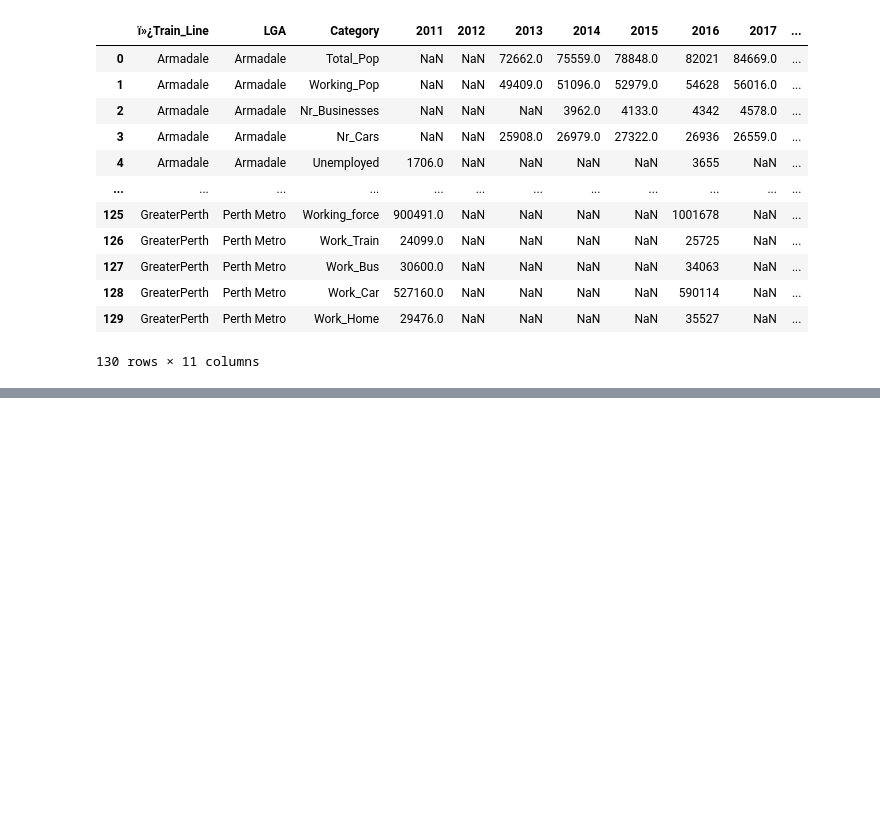
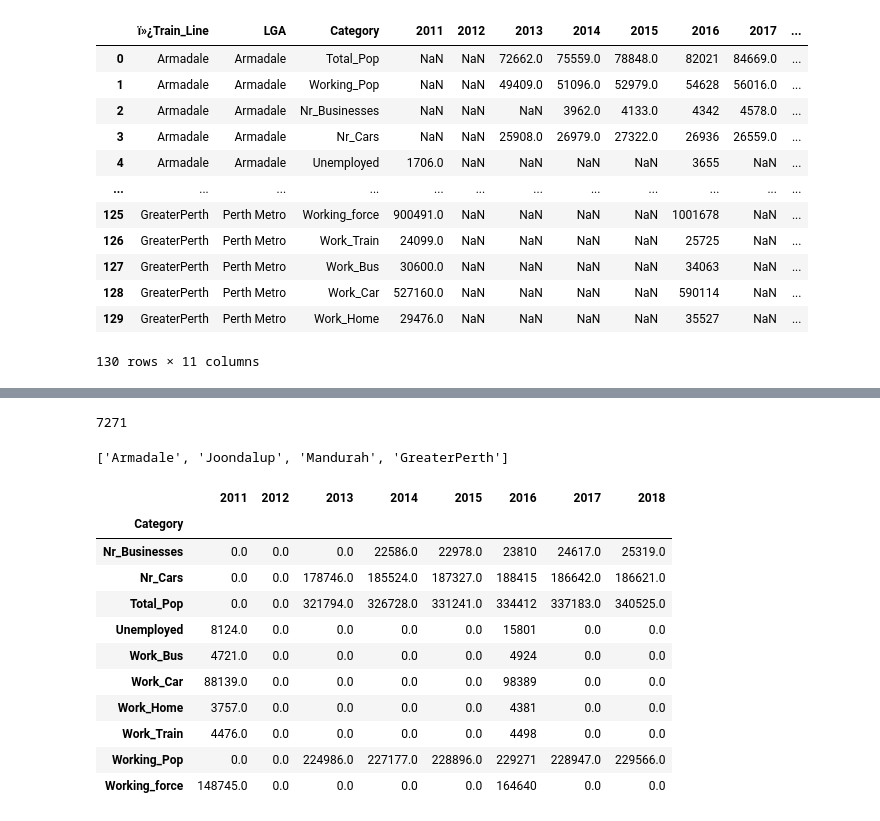
Before and after one commit to thawk18/Pytrio, a Jupyter notebook: public_transport.ipynb, the cells around one changed output, grey strips where cells are left out. Saved outputs shown, nothing was run; the diff lists cells and outputs as text; code cells hidden in the pictures; blank space fills up the shorter version.

```diff
--- a/public_transport.ipynb
+++ b/public_transport.ipynb
@@ -135,0 +206,46 @@ Total_Pop_df
+# %%
+Joondalup_Work_Home["2011"].sum()
+Joondalup_Work_Home["2016"].sum()
+
+Armadale_Work_Home["2011"].sum()
+Armadale_Work_Home["2016"].sum()
+
+Mandurah_Work_Home["2011"].sum()
+Mandurah_Work_Home["2016"].sum()
+# %% [output]
+7271
+# %%
+LGA = list(Demographics_df["Train_line"].unique())
+LGA
+pop_data = []
+LGA_pop_dfs = {each:pd.DataFrame() for each in LGA}
+for each in LGA:
+    pop_data.append(Demographics_df[Demographics_df["Train_line"]==each].sort_index(ascending=False))
+for i in range(len(pop_data)):
+     LGA_pop_dfs[LGA[i]]= pd.DataFrame(pop_data[i])
+print(LGA)
+
+Armadale = LGA_pop_dfs["Armadale"].drop("Train_line",1)
+Joondalup = LGA_pop_dfs["Joondalup"].drop("Train_line",1)
+Mandurah = LGA_pop_dfs["Mandurah"].drop("Train_line",1)
+
+Armadale_Total = Armadale.groupby(['Category']).sum()
+Joondalup_Total = Joondalup.groupby(['Category']).sum()
+Mandurah_Total = Mandurah.groupby(['Category']).sum()
+
+
+Armadale_Total
+# %% [output]
+['Armadale', 'Joondalup', 'Mandurah', 'GreaterPerth']
+|  | 2011 | 2012 | 2013 | 2014 | 2015 | 2016 | 2017 | 2018 |
+| Category |  |  |  |  |  |  |  |  |
+| Nr_Businesses | 0.0 | 0.0 | 0.0 | 22586.0 | 22978.0 | 23810 | 24617.0 | 25319.0 |
+| Nr_Cars | 0.0 | 0.0 | 178746.0 | 185524.0 | 187327.0 | 188415 | 186642.0 | 186621.0 |
+| Total_Pop | 0.0 | 0.0 | 321794.0 | 326728.0 | 331241.0 | 334412 | 337183.0 | 340525.0 |
+| Unemployed | 8124.0 | 0.0 | 0.0 | 0.0 | 0.0 | 15801 | 0.0 | 0.0 |
+| Work_Bus | 4721.0 | 0.0 | 0.0 | 0.0 | 0.0 | 4924 | 0.0 | 0.0 |
+| Work_Car | 88139.0 | 0.0 | 0.0 | 0.0 | 0.0 | 98389 | 0.0 | 0.0 |
+| Work_Home | 3757.0 | 0.0 | 0.0 | 0.0 | 0.0 | 4381 | 0.0 | 0.0 |
+| Work_Train | 4476.0 | 0.0 | 0.0 | 0.0 | 0.0 | 4498 | 0.0 | 0.0 |
+| Working_Pop | 0.0 | 0.0 | 224986.0 | 227177.0 | 228896.0 | 229271 | 228947.0 | 229566.0 |
+| Working_force | 148745.0 | 0.0 | 0.0 | 0.0 | 0.0 | 164640 | 0.0 | 0.0 |
```
Also changed, not shown: parts of 8 cells of this notebook.
